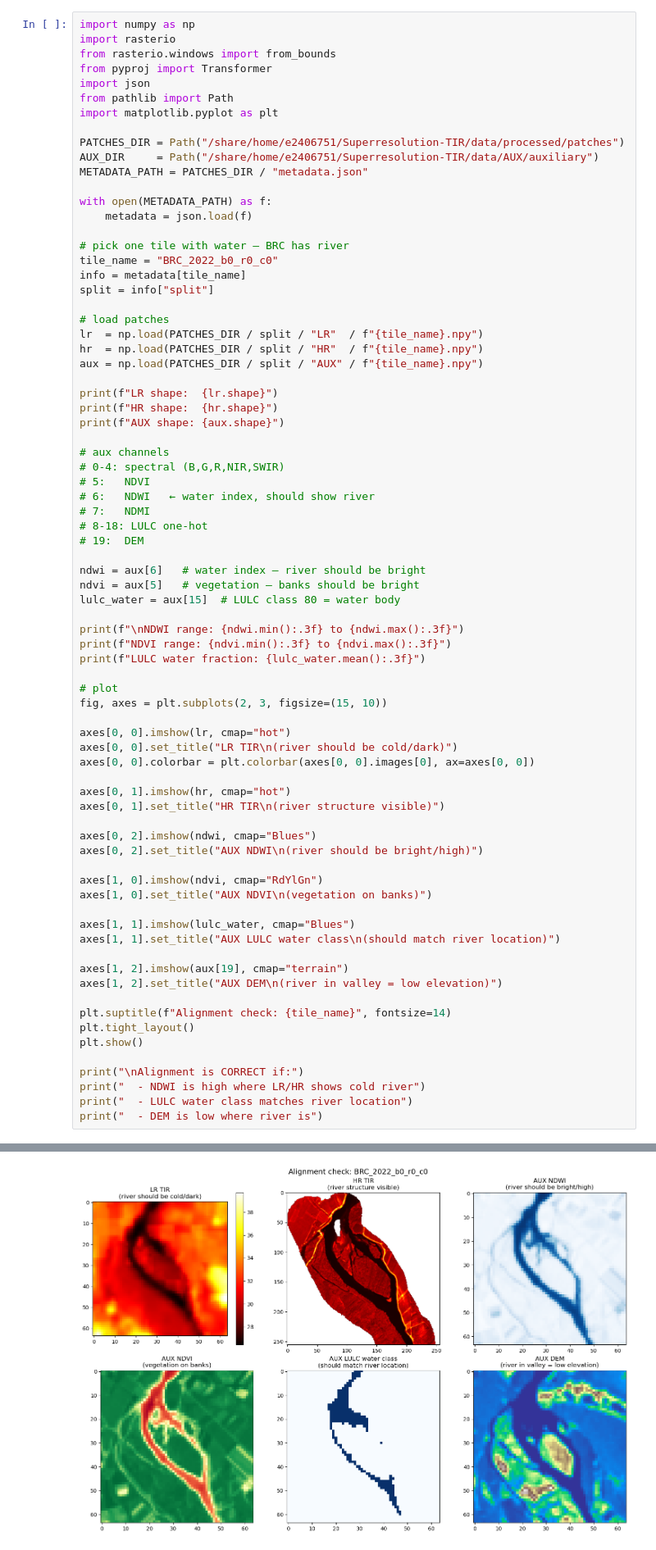
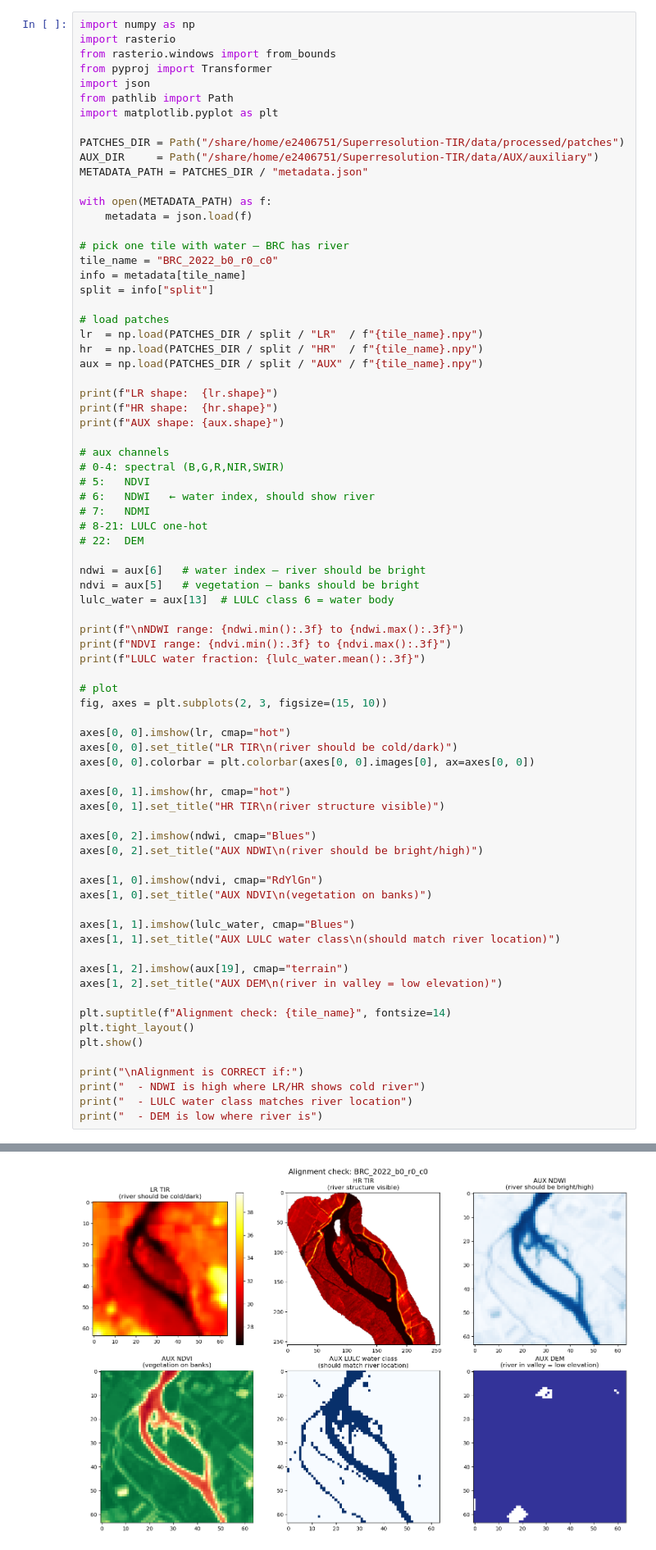
Before and after one commit to Ethel-Ogallo/Superresolution-TIR, a Jupyter notebook: notebooks/01_sanitychecks.ipynb, the cells around one changed output, grey strips where cells are left out. Shown at 82% size. Saved outputs shown, nothing was run; the diff lists cells and outputs as text.

```diff
--- a/notebooks/01_sanitychecks.ipynb
+++ b/notebooks/01_sanitychecks.ipynb
@@ -831,12 +831,12 @@ print(f"AUX shape: {aux.shape}")
 # 5:   NDVI
 # 6:   NDWI   ← water index, should show river
 # 7:   NDMI
-# 8-18: LULC one-hot
-# 19:  DEM
+# 8-21: LULC one-hot
+# 22:  DEM
 
 ndwi = aux[6]   # water index — river should be bright
 ndvi = aux[5]   # vegetation — banks should be bright
-lulc_water = aux[15]  # LULC class 80 = water body
+lulc_water = aux[13]  # LULC class 6 = water body
 
 print(f"\nNDWI range: {ndwi.min():.3f} to {ndwi.max():.3f}")
 print(f"NDVI range: {ndvi.min():.3f} to {ndvi.max():.3f}")
@@ -883,4 +883,4 @@ LULC water fraction: 0.065
-[figure, old version]
+[figure, new version]
 Alignment is CORRECT if:
   - NDWI is high where LR/HR shows cold river
   - LULC water class matches river location
```
Also changed, not shown: parts of 5 cells of this notebook, 17 other files.
